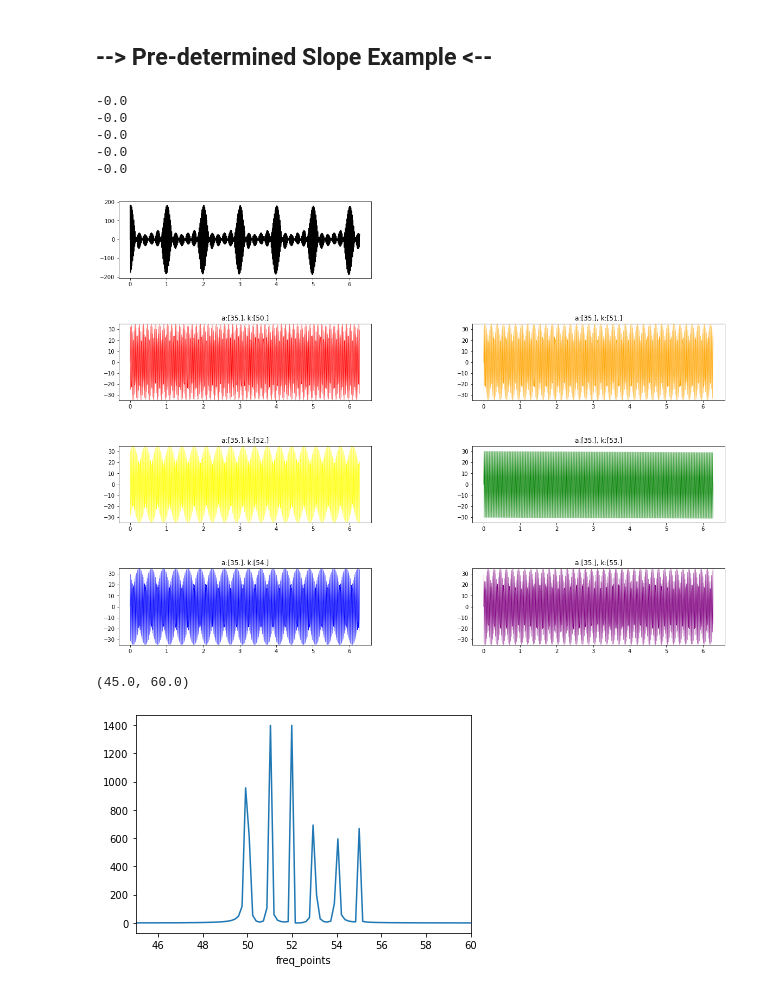
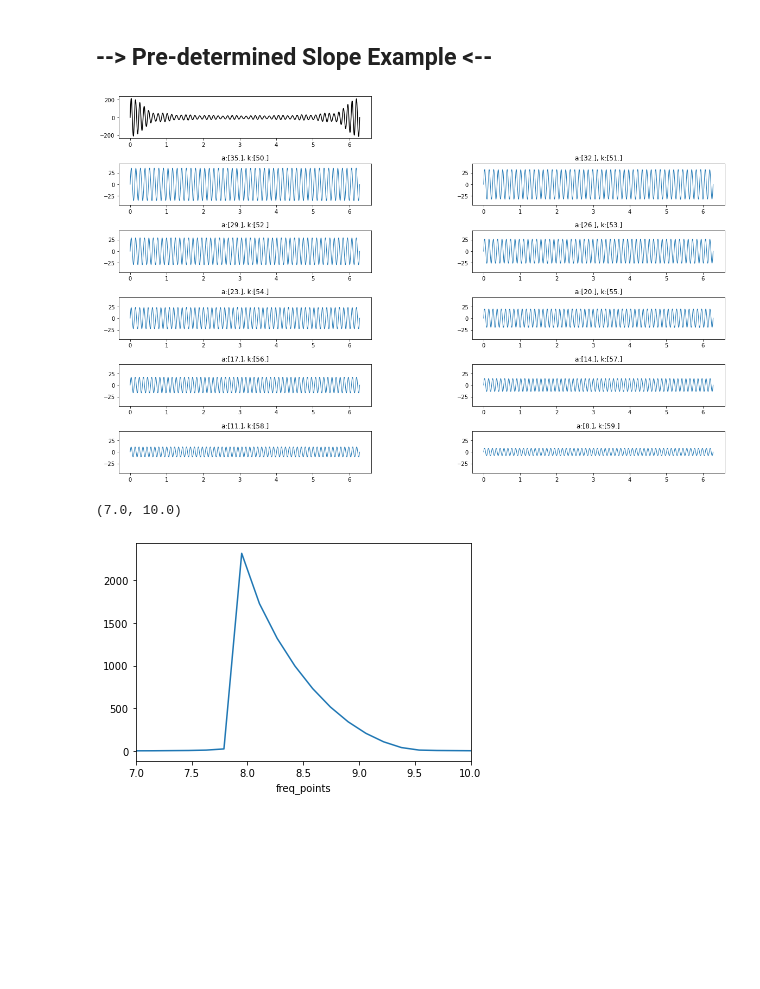
Before and after one commit to ocean-transport/argo-intern, a Jupyter notebook: spectral_examples.ipynb, the cells around one changed output. Drawn from its saved outputs; the diff is of its cells as text; code cells hidden in the pictures; blank space fills up the shorter version.

Commit message:
example with more modes

```diff
--- a/spectral_examples.ipynb
+++ b/spectral_examples.ipynb
@@ -176,8 +176,8 @@ array([18,  5, 12, 26, 38,  5])
 ## --> Pre-determined Slope Example <--
 # %%
 points=1000
-modes=6
-slope=0
+modes=10
+slope=-3
 
 a_start=35
 k_start=50
@@ -186,49 +186,45 @@ a_li=np.zeros((modes,1))
 k_li=np.zeros((modes,1))
 y_li=np.zeros((points,modes))
 y_funct=np.zeros((points,1))
-color_li = ['red','orange','yellow','green','blue','purple']
 
 a_li[0,0]=a_start
 k_li[0,0]=k_start
 
-for n in range(0,5):
-    last_a=a_li[n,0]
-    next_a=int(last_a+(slope))
+for n in range(0,modes-1):
+    this_a=a_li[n,0]
+    next_a=int(this_a+slope)
     a_li[n+1,0]=next_a
 
-    last_k=k_li[n,0]
-    next_k=int(last_k+(1))
+    this_k=k_li[n,0]
+    next_k=int(this_k+1)
     k_li[n+1,0]=next_k
 
-    slope = (last_a-next_a)/(last_k-next_k)
-    print(slope)
+    real_slope=(this_a-next_a)/(this_k-next_k)
+    #print(real_slope)
-# %% [output]
--0.0
--0.0
--0.0
--0.0
--0.0
 # %%
+y_li[:,n] = np.sin(int(k_li[n])*(x)*2*np.pi)*int(a_li[n])
+
 x = np.linspace(0,2*np.pi,num=points)
 plt.figure(figsize=(20,15))
 
-for n in range(0,6):
-    y_li[:,n] = np.sin(int(k_li[n])*(x)*2*np.pi)*int(a_li[n])
+for n in range(0,modes):
+    y_li[:,n] = np.sin(int(k_li[n])*x)*int(a_li[n])
 
-    plt.subplot(4,2,n+3)
-    plt.plot(x,y_li[:,n], color=color_li[n], linewidth=0.5)
-    plt.ylim(-int(np.max(a_li)), int(np.max(a_li)))
+    plt.subplot((modes//2)+2,2,n+3)
+    plt.plot(x,y_li[:,n], linewidth=1)
+    plt.ylim(-int(np.max(a_li)+10), int(np.max(a_li)+10))
     plt.title("a:{}, k:{}".format(a_li[n], k_li[n]))
+
 
 y_funct = y_li.sum(axis=1)
 
-plt.subplot(4,2,1)
+plt.subplot((modes//2)+2,2,1)
 plt.plot(x,y_funct, color='black')
 plt.subplots_adjust(wspace=0.4, hspace=0.6)
 
 #print("a_li is: {}, \n k_li is {}, \n y_li is: {}".format(a_li, k_li, y_li))
 # %% [output]
-[figure, old version]
+[figure, new version]
 # %%
 da_modes = xr.DataArray(y_li, dims=['points','modes'], coords={'points':x})
 da_funct = xr.DataArray(y_funct, dims=['points'], coords={'points':x})
@@ -236,7 +232,7 @@ da_spec = xrft.power_spectrum(da_funct, dim='points')
 da_spec.plot()
 #plt.xscale('log')
 #plt.yscale('log')
-plt.xlim(45,60)
+plt.xlim(7,10)
 # %% [output]
-(45.0, 60.0)
+(7.0, 10.0)
-[figure, old version]
+[figure, new version]
```
